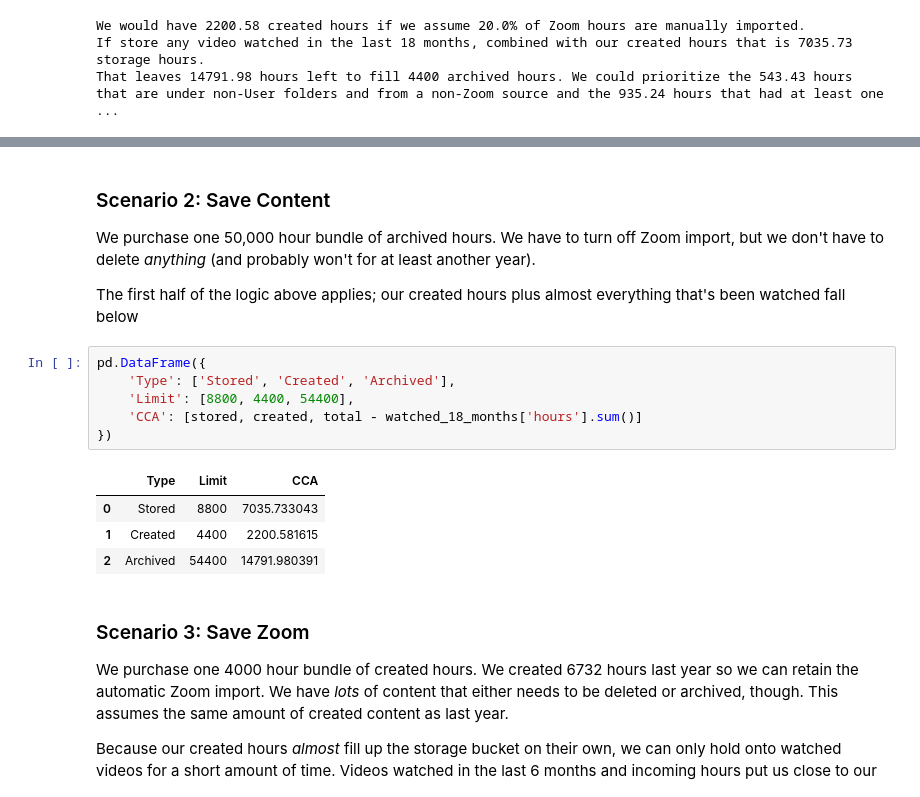
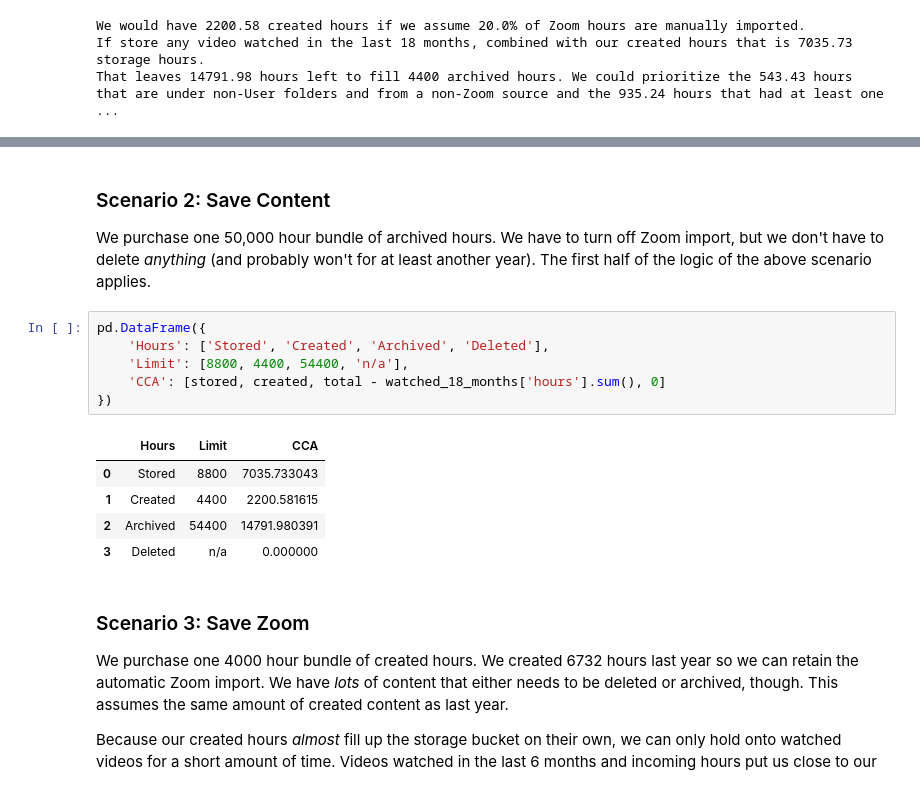
Before and after one commit to cca/panopto-session-data, a Jupyter notebook: notes.ipynb, the cells around one changed output, grey strips where cells are left out. Cells and saved outputs as stored; diff of their text form.

```diff
--- a/notes.ipynb
+++ b/notes.ipynb
@@ -257,20 +248,19 @@ pd.DataFrame({
 # %% [markdown]
 ### Scenario 2: Save Content
 
-We purchase one 50,000 hour bundle of archived hours. We have to turn off Zoom import, but we don't have to delete _anything_ (and probably won't for at least another year).
-
-The first half of the logic above applies; our created hours plus almost everything that's been watched fall below
+We purchase one 50,000 hour bundle of archived hours. We have to turn off Zoom import, but we don't have to delete _anything_ (and probably won't for at least another year). The first half of the logic of the above scenario applies.
 # %%
 pd.DataFrame({
-    'Type': ['Stored', 'Created', 'Archived'],
-    'Limit': [8800, 4400, 54400],
-    'CCA': [stored, created, total - watched_18_months['hours'].sum()]
+    'Hours': ['Stored', 'Created', 'Archived', 'Deleted'],
+    'Limit': [8800, 4400, 54400, 'n/a'],
+    'CCA': [stored, created, total - watched_18_months['hours'].sum(), 0]
 })
 # %% [output]
-|  | Type | Limit | CCA |
+|  | Hours | Limit | CCA |
 | 0 | Stored | 8800 | 7035.733043 |
 | 1 | Created | 4400 | 2200.581615 |
 | 2 | Archived | 54400 | 14791.980391 |
+| 3 | Deleted | n/a | 0.000000 |
 # %% [markdown]
 ### Scenario 3: Save Zoom
 
```
Also changed, not shown: parts of 8 cells of this notebook.
